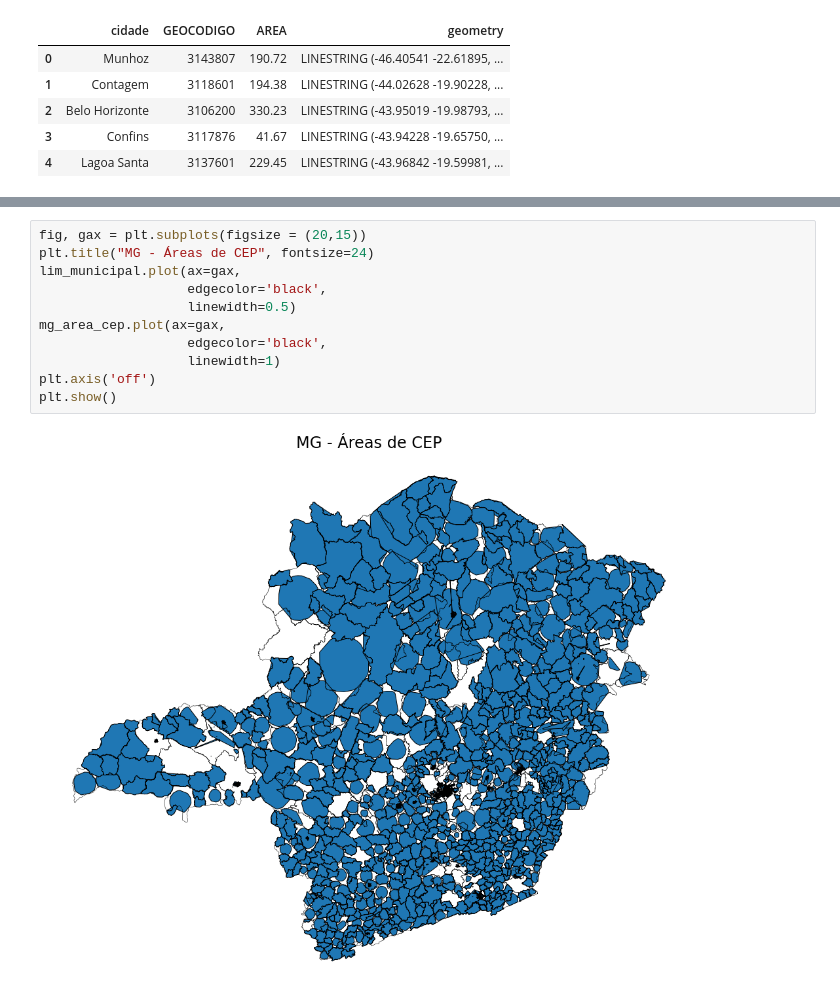
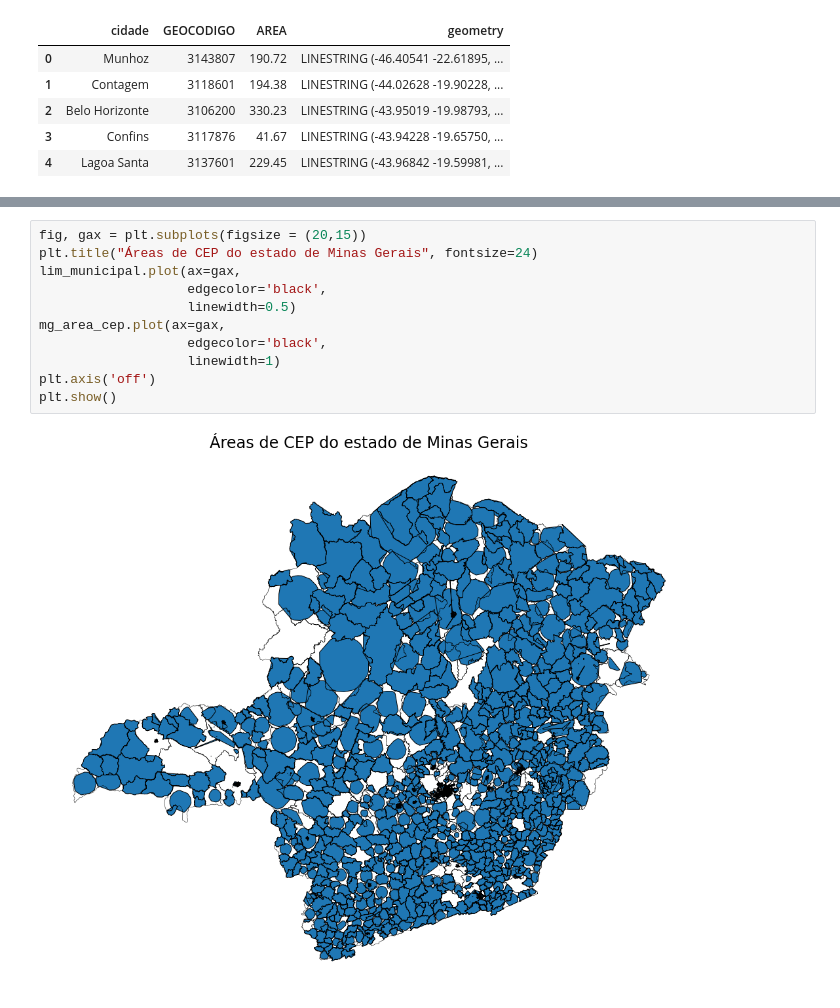
Before and after one commit to mcatrinque/areas-cep-mg, a Jupyter notebook: br_mg_ceps_dados_abertos.ipynb, the cells around one changed output, grey strips where cells are left out. Drawn from its saved outputs; the diff is of its cells as text.

```diff
--- a/br_mg_ceps_dados_abertos.ipynb
+++ b/br_mg_ceps_dados_abertos.ipynb
@@ -60,13 +66,13 @@ lim_municipal.head()
 # %%
 fig, gax = plt.subplots(figsize = (20,15))
-plt.title("MG - Áreas de CEP", fontsize=24)
+plt.title("Áreas de CEP do estado de Minas Gerais", fontsize=24)
 lim_municipal.plot(ax=gax,
                    edgecolor='black',
                    linewidth=0.5)
 mg_area_cep.plot(ax=gax,
                    edgecolor='black',
                    linewidth=1)
 plt.axis('off')
 plt.show()
 # %% [output]
-[figure, old version]
+[figure, new version]
```
Also changed, not shown: parts of 3 cells of this notebook.
